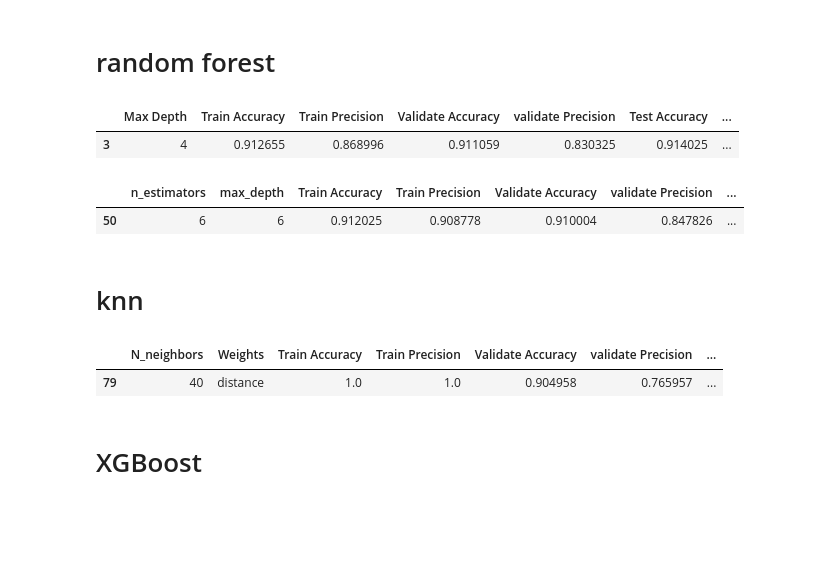
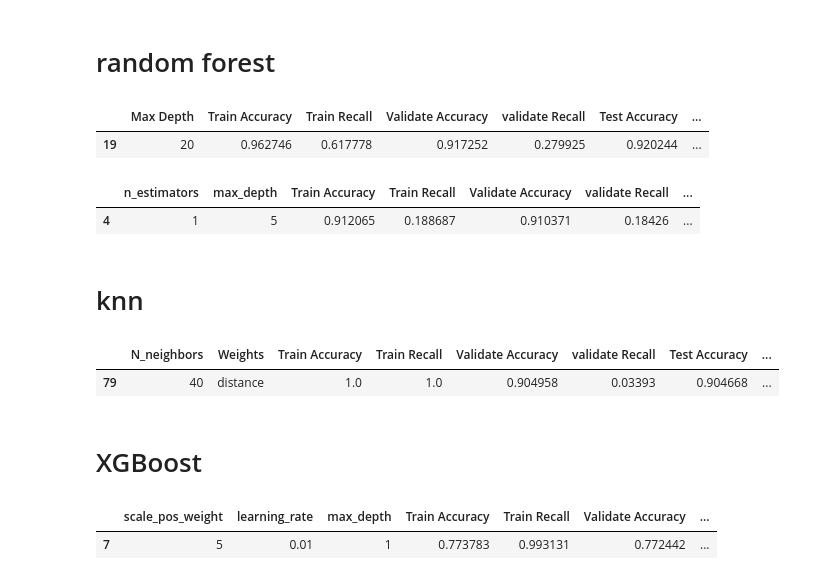
Before and after one commit to brandontnavarrete/nasa-neow, a Jupyter notebook: explore.ipynb, the cells around one changed output. Saved outputs shown, nothing was run; the diff lists cells and outputs as text; code cells hidden in the pictures; blank space fills up the shorter version.

```diff
--- a/explore.ipynb
+++ b/explore.ipynb
@@ -557,34 +555,34 @@ def random_forest(x_train, y_train, x_validate, y_validate, x_test, y_test, md):
         # Accuracy and precision for the training data
         y_train_pred = clf.predict(x_train)
         train_accuracy = accuracy_score(y_train['hazardous'], y_train_pred)
-        train_precision = precision_score(y_train['hazardous'], y_train_pred)
+        train_recall = recall_score(y_train['hazardous'], y_train_pred)
 
          # Accuracy and precision for the validate data
         y_validate_pred = clf.predict(x_validate)
         validate_accuracy = accuracy_score(y_validate['hazardous'], y_validate_pred)
-        validate_precision = precision_score(y_validate['hazardous'], y_validate_pred)
+        validate_recall = recall_score(y_validate['hazardous'], y_validate_pred)
 
         # Accuracy and precision for the test data
         y_test_pred = clf.predict(x_test)
         test_accuracy = accuracy_score(y_test['hazardous'], y_test_pred)
-        test_precision = precision_score(y_test['hazardous'], y_test_pred)
+        test_recall = recall_score(y_test['hazardous'], y_test_pred)
 
         results.append({'Max Depth': i,
                         'Train Accuracy': train_accuracy,
-                        'Train Precision': train_precision,
+                        'Train Recall': train_recall,
                         'Validate Accuracy': validate_accuracy,
-                        'validate Precision': validate_precision,
+                        'validate Recall': validate_recall,
                         'Test Accuracy': test_accuracy,
-                        'Test Precision': test_precision})
+                        'Test Recall': test_recall})
     results_df = pd.DataFrame(results)
     return results_df
 # %%
 results_df = random_forest(x_train, y_train, x_validate, y_validate, x_test, y_test, 20)
 # %%
-results_df.sort_values(by = 'Test Precision').tail(1)
+results_df.sort_values(by = 'Test Recall').tail(1)
 # %% [output]
-|  | Max Depth | Train Accuracy | Train Precision | Validate Accuracy | validate Precision | Test Accuracy | ... |
-| 3 | 4 | 0.912655 | 0.868996 | 0.911059 | 0.830325 | 0.914025 | ... |
+|  | Max Depth | Train Accuracy | Train Recall | Validate Accuracy | validate Recall | Test Accuracy | ... |
+| 19 | 20 | 0.962746 | 0.617778 | 0.917252 | 0.279925 | 0.920244 | ... |
 # %%
 def random_forest(x_train, y_train, x_validate, y_validate, x_test, y_test, n_estimators, max_depth):
     results = []
@@ -596,26 +594,26 @@ def random_forest(x_train, y_train, x_validate, y_validate, x_test, y_test, n_es
             # Accuracy and precision for the training data
             y_train_pred = clf.predict(x_train)
             train_accuracy = accuracy_score(y_train['hazardous'], y_train_pred)
-            train_precision = precision_score(y_train['hazardous'], y_train_pred)
+            train_recall = recall_score(y_train['hazardous'], y_train_pred)
 
             # Accuracy and precision for the validate data
             y_validate_pred = clf.predict(x_validate)
             validate_accuracy = accuracy_score(y_validate['hazardous'], y_validate_pred)
-            validate_precision = precision_score(y_validate['hazardous'], y_validate_pred)
+            validate_recall = recall_score(y_validate['hazardous'], y_validate_pred)
 
             # Accuracy and precision for the test data
             y_test_pred = clf.predict(x_test)
             test_accuracy = accuracy_score(y_test['hazardous'], y_test_pred)
-            test_precision = precision_score(y_test['hazardous'], y_test_pred)
+            test_recall = recall_score(y_test['hazardous'], y_test_pred)
 
             results.append({'n_estimators': n,
                             'max_depth': d,
                             'Train Accuracy': train_accuracy,
-                            'Train Precision': train_precision,
+                            'Train Recall': train_recall,
                             'Validate Accuracy': validate_accuracy,
-                            'validate Precision': validate_precision,
+                            'validate Recall': validate_recall,
                             'Test Accuracy': test_accuracy,
-                            'Test Precision': test_precision})
+                            'Test Recall': test_recall})
     results_df = pd.DataFrame(results)
     return results_df
 # %%
@@ -624,10 +622,10 @@ max_depth = range(1, 10)
 # %%
 results_df = random_forest(x_train, y_train, x_validate, y_validate, x_test, y_test, n_estimators, max_depth)
 # %%
-results_df.sort_values(by = 'Test Precision').tail(1)
+results_df.sort_values(by = 'Test Recall').tail(1)
 # %% [output]
-|  | n_estimators | max_depth | Train Accuracy | Train Precision | Validate Accuracy | validate Precision | ... |
-| 50 | 6 | 6 | 0.912025 | 0.908778 | 0.910004 | 0.847826 | ... |
+|  | n_estimators | max_depth | Train Accuracy | Train Recall | Validate Accuracy | validate Recall | ... |
+| 4 | 1 | 5 | 0.912065 | 0.188687 | 0.910371 | 0.18426 | ... |
 # %%
 # these setting gave us our best test precision
 # %% [markdown]
@@ -646,35 +644,35 @@ def get_knn(x_train, y_train, x_validate, y_validate, x_test, y_test, nn):
             # Accuracy and precision for the training data
             y_train_pred = knn.predict(x_train)
             train_accuracy = accuracy_score(y_train['hazardous'], y_train_pred)
-            train_precision = precision_score(y_train['hazardous'], y_train_pred)
+            train_recall = recall_score(y_train['hazardous'], y_train_pred)
 
             # Accuracy and precision for the validate data
             y_validate_pred = knn.predict(x_validate)
             validate_accuracy = accuracy_score(y_validate['hazardous'], y_validate_pred)
-            validate_precision = precision_score(y_validate['hazardous'], y_validate_pred)
+            validate_recall = recall_score(y_validate['hazardous'], y_validate_pred)
 
             # Accuracy and precision for the test data
             y_test_pred = knn.predict(x_test)
             test_accuracy = accuracy_score(y_test['hazardous'], y_test_pred)
-            test_precision = precision_score(y_test['hazardous'], y_test_pred)
+            test_recall = recall_score(y_test['hazardous'], y_test_pred)
 
             results.append({'N_neighbors': i,
                         'Weights': w,
                         'Train Accuracy': train_accuracy,
-                        'Train Precision': train_precision,
+                        'Train Recall': train_recall,
                         'Validate Accuracy': validate_accuracy,
-                        'validate Precision': validate_precision,
+                        'validate Recall': validate_recall,
                         'Test Accuracy': test_accuracy,
-                        'Test Precision': test_precision})
+                        'Test Recall': test_recall})
 
     results_df = pd.DataFrame(results)
     return results_df
 # %%
 results_df = get_knn(x_train, y_train, x_validate, y_validate, x_test, y_test, 40)
 # %%
-results_df.sort_values(by = 'Test Precision').tail(1)
+results_df.sort_values(by = 'Test Recall').tail(1)
 # %% [output]
-|  | N_neighbors | Weights | Train Accuracy | Train Precision | Validate Accuracy | validate Precision | ... |
-| 79 | 40 | distance | 1.0 | 1.0 | 0.904958 | 0.765957 | ... |
+|  | N_neighbors | Weights | Train Accuracy | Train Recall | Validate Accuracy | validate Recall | Test Accuracy | ... |
+| 79 | 40 | distance | 1.0 | 1.0 | 0.904958 | 0.03393 | 0.904668 | ... |
 # %% [markdown]
 # XGBoost
@@ -689,3 +679,8 @@ param_grid = {
+# %%
+results.sort_values(by = 'Test Recall').tail(1)
+# %% [output]
+|  | scale_pos_weight | learning_rate | max_depth | Train Accuracy | Train Recall | Validate Accuracy | ... |
+| 7 | 5 | 0.01 | 1 | 0.773783 | 0.993131 | 0.772442 | ... |
 # %%
 clf_xgb = xgb.XGBClassifier(objective ='binary:logistic',
                                         seed = 42,
```
Also changed, not shown: parts of 40 cells of this notebook, 3 other files.
